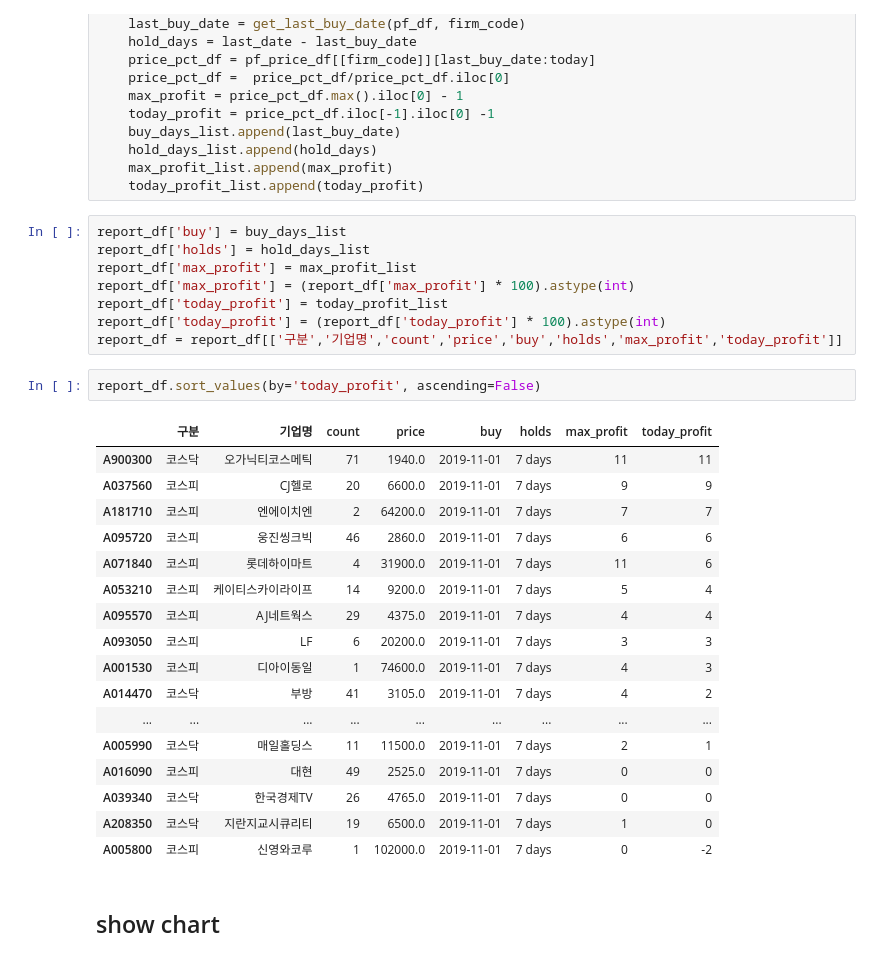
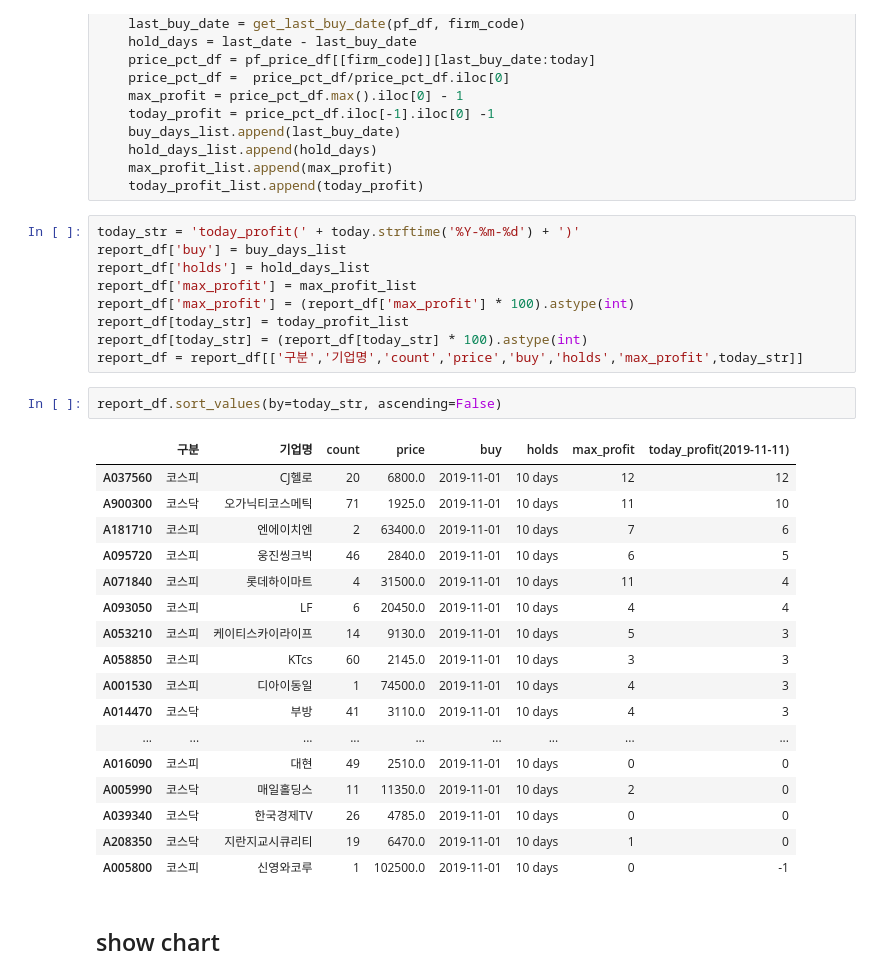
Before and after one commit to neosuperprogrammer/Quant, a Jupyter notebook: neo_my_portfolio_report_daily.ipynb, the cells around one changed output. Saved outputs shown, nothing was run; the diff lists cells and outputs as text.

```diff
--- a/neo_my_portfolio_report_daily.ipynb
+++ b/neo_my_portfolio_report_daily.ipynb
@@ -2094,33 +2095,34 @@ for firm_code in report_df.index:
     max_profit_list.append(max_profit)
     today_profit_list.append(today_profit)
 # %%
+today_str = 'today_profit(' + today.strftime('%Y-%m-%d') + ')'
 report_df['buy'] = buy_days_list
 report_df['holds'] = hold_days_list
 report_df['max_profit'] = max_profit_list
 report_df['max_profit'] = (report_df['max_profit'] * 100).astype(int)
-report_df['today_profit'] = today_profit_list
-report_df['today_profit'] = (report_df['today_profit'] * 100).astype(int)
-report_df = report_df[['구분','기업명','count','price','buy','holds','max_profit','today_profit']]
+report_df[today_str] = today_profit_list
+report_df[today_str] = (report_df[today_str] * 100).astype(int)
+report_df = report_df[['구분','기업명','count','price','buy','holds','max_profit',today_str]]
 # %%
-report_df.sort_values(by='today_profit', ascending=False)
+report_df.sort_values(by=today_str, ascending=False)
 # %% [output]
-|  | 구분 | 기업명 | count | price | buy | holds | max_profit | today_profit |
-| A900300 | 코스닥 | 오가닉티코스메틱 | 71 | 1940.0 | 2019-11-01 | 7 days | 11 | 11 |
-| A037560 | 코스피 | CJ헬로 | 20 | 6600.0 | 2019-11-01 | 7 days | 9 | 9 |
-| A181710 | 코스피 | 엔에이치엔 | 2 | 64200.0 | 2019-11-01 | 7 days | 7 | 7 |
-| A095720 | 코스피 | 웅진씽크빅 | 46 | 2860.0 | 2019-11-01 | 7 days | 6 | 6 |
-| A071840 | 코스피 | 롯데하이마트 | 4 | 31900.0 | 2019-11-01 | 7 days | 11 | 6 |
-| A053210 | 코스피 | 케이티스카이라이프 | 14 | 9200.0 | 2019-11-01 | 7 days | 5 | 4 |
-| A095570 | 코스피 | AJ네트웍스 | 29 | 4375.0 | 2019-11-01 | 7 days | 4 | 4 |
-| A093050 | 코스피 | LF | 6 | 20200.0 | 2019-11-01 | 7 days | 3 | 3 |
-| A001530 | 코스피 | 디아이동일 | 1 | 74600.0 | 2019-11-01 | 7 days | 4 | 3 |
-| A014470 | 코스닥 | 부방 | 41 | 3105.0 | 2019-11-01 | 7 days | 4 | 2 |
+|  | 구분 | 기업명 | count | price | buy | holds | max_profit | today_profit(2019-11-11) |
+| A037560 | 코스피 | CJ헬로 | 20 | 6800.0 | 2019-11-01 | 10 days | 12 | 12 |
+| A900300 | 코스닥 | 오가닉티코스메틱 | 71 | 1925.0 | 2019-11-01 | 10 days | 11 | 10 |
+| A181710 | 코스피 | 엔에이치엔 | 2 | 63400.0 | 2019-11-01 | 10 days | 7 | 6 |
+| A095720 | 코스피 | 웅진씽크빅 | 46 | 2840.0 | 2019-11-01 | 10 days | 6 | 5 |
+| A071840 | 코스피 | 롯데하이마트 | 4 | 31500.0 | 2019-11-01 | 10 days | 11 | 4 |
+| A093050 | 코스피 | LF | 6 | 20450.0 | 2019-11-01 | 10 days | 4 | 4 |
+| A053210 | 코스피 | 케이티스카이라이프 | 14 | 9130.0 | 2019-11-01 | 10 days | 5 | 3 |
+| A058850 | 코스피 | KTcs | 60 | 2145.0 | 2019-11-01 | 10 days | 3 | 3 |
+| A001530 | 코스피 | 디아이동일 | 1 | 74500.0 | 2019-11-01 | 10 days | 4 | 3 |
+| A014470 | 코스닥 | 부방 | 41 | 3110.0 | 2019-11-01 | 10 days | 4 | 3 |
 | ... | ... | ... | ... | ... | ... | ... | ... | ... |
-| A005990 | 코스닥 | 매일홀딩스 | 11 | 11500.0 | 2019-11-01 | 7 days | 2 | 1 |
-| A016090 | 코스피 | 대현 | 49 | 2525.0 | 2019-11-01 | 7 days | 0 | 0 |
-| A039340 | 코스닥 | 한국경제TV | 26 | 4765.0 | 2019-11-01 | 7 days | 0 | 0 |
-| A208350 | 코스닥 | 지란지교시큐리티 | 19 | 6500.0 | 2019-11-01 | 7 days | 1 | 0 |
-| A005800 | 코스피 | 신영와코루 | 1 | 102000.0 | 2019-11-01 | 7 days | 0 | -2 |
+| A016090 | 코스피 | 대현 | 49 | 2510.0 | 2019-11-01 | 10 days | 0 | 0 |
+| A005990 | 코스닥 | 매일홀딩스 | 11 | 11350.0 | 2019-11-01 | 10 days | 2 | 0 |
+| A039340 | 코스닥 | 한국경제TV | 26 | 4785.0 | 2019-11-01 | 10 days | 0 | 0 |
+| A208350 | 코스닥 | 지란지교시큐리티 | 19 | 6470.0 | 2019-11-01 | 10 days | 1 | 0 |
+| A005800 | 코스피 | 신영와코루 | 1 | 102500.0 | 2019-11-01 | 10 days | 0 | -1 |
 # %% [markdown]
 ## show chart
 # %%
```
Also changed, not shown: parts of 6 cells of this notebook, 6 other files.
